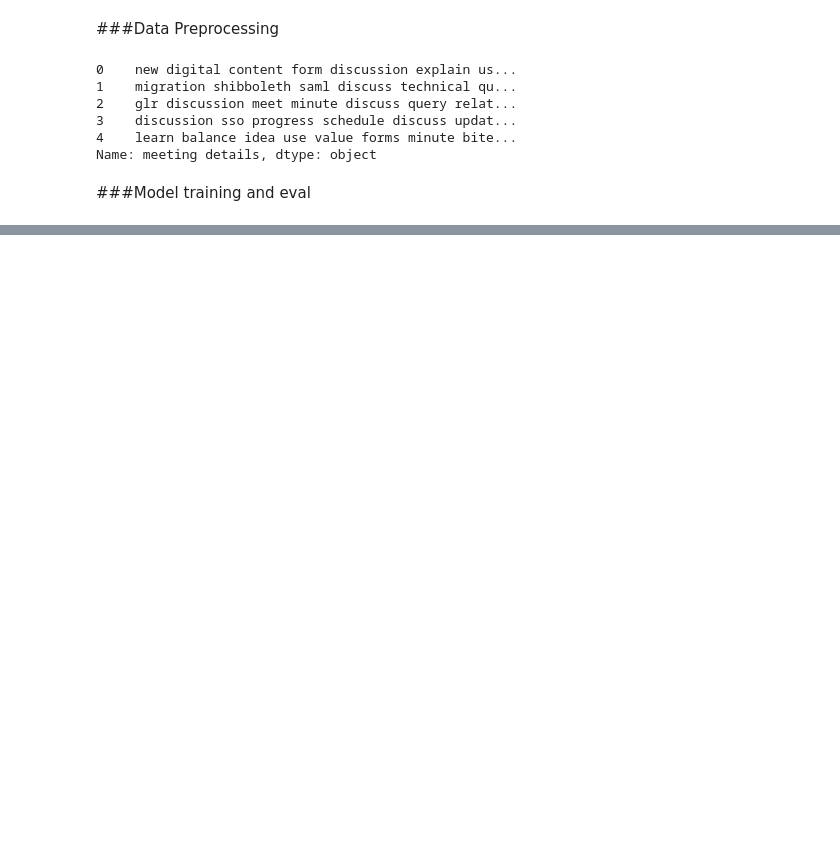
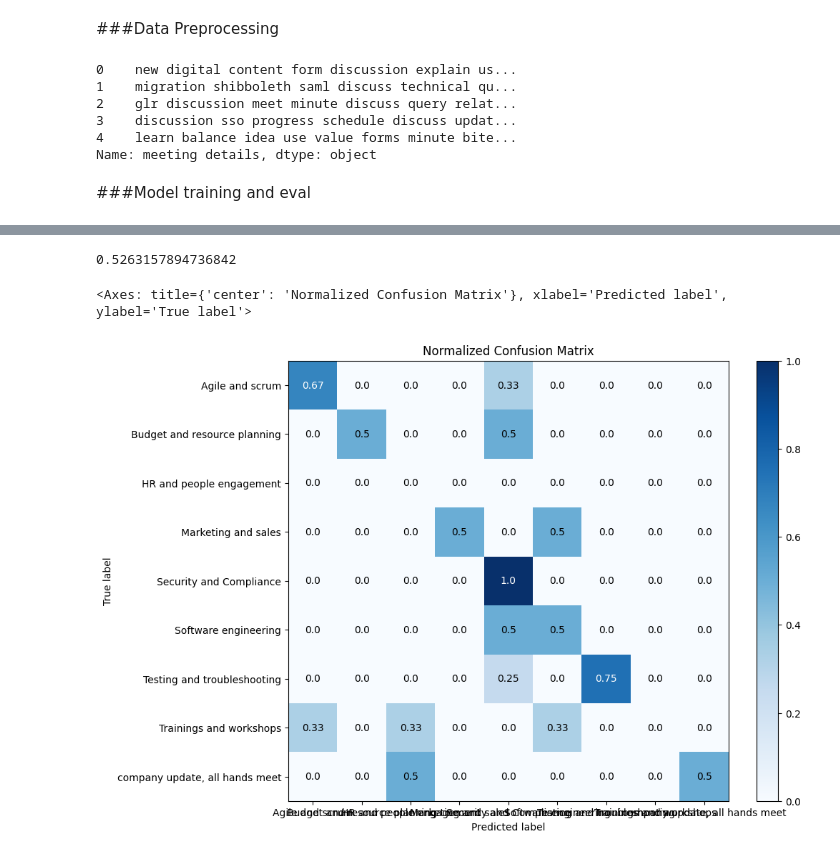
Before and after one commit to vivekkishore/Pythonbasics, a Jupyter notebook: meetingclassifier.ipynb, the cells around one changed output, grey strips where cells are left out. Cells and saved outputs as stored; diff of their text form; code cells hidden in the pictures; blank space fills up the shorter version.

```diff
--- a/meetingclassifier.ipynb
+++ b/meetingclassifier.ipynb
@@ -104,0 +113,18 @@ scikitplot.estimators.plot_learning_curve(gs_clf,X_train,y_train)
+# %%
+text_clf2 = Pipeline([('vect1', CountVectorizer()), ('tfidf1', TfidfTransformer()), ('clf2', RandomForestClassifier())])
+
+n_estimators=[int(x) for x in np.linspace(start=100,stop=1200,num=12)]
+max_features=['auto','sqrt']
+max_depth=[int(x) for x in np.linspace(5,30,num=6)]
+min_samples_split=[2,5,10,15,100]
+min_samples_leaf=[1,2,5,10]
+
+
+n_iter_search = 10
+parameters = {'vect1__ngram_range': [(1, 1), (1, 2)], 'tfidf1__use_idf': (True, False), 'clf2__n_estimators': n_estimators,'clf2__max_features': max_features ,'clf2__max_depth': max_depth,
+              'clf2__min_samples_split': min_samples_split,'clf2__min_samples_leaf': min_samples_leaf}
+gs_clf2 = RandomizedSearchCV(text_clf2, parameters, n_iter = n_iter_search,scoring='accuracy',verbose =2)
+
+gs_clf2.fit(X_train, y_train)
+y_pred=gs_clf2.predict(X_test)
+gs_clf2.best_estimator_
@@ -104,0 +155,9 @@ scikitplot.estimators.plot_learning_curve(gs_clf,X_train,y_train)
+# %%
+print(accuracy_score(y_test,y_pred))
+# %% [output]
+0.5263157894736842
+# %%
+scikitplot.metrics.plot_confusion_matrix(y_test,y_pred,normalize=True)
+# %% [output]
+<Axes: title={'center': 'Normalized Confusion Matrix'}, xlabel='Predicted label', ylabel='True label'>
+[figure, added]
```
Also changed, not shown: parts of 8 cells of this notebook.
